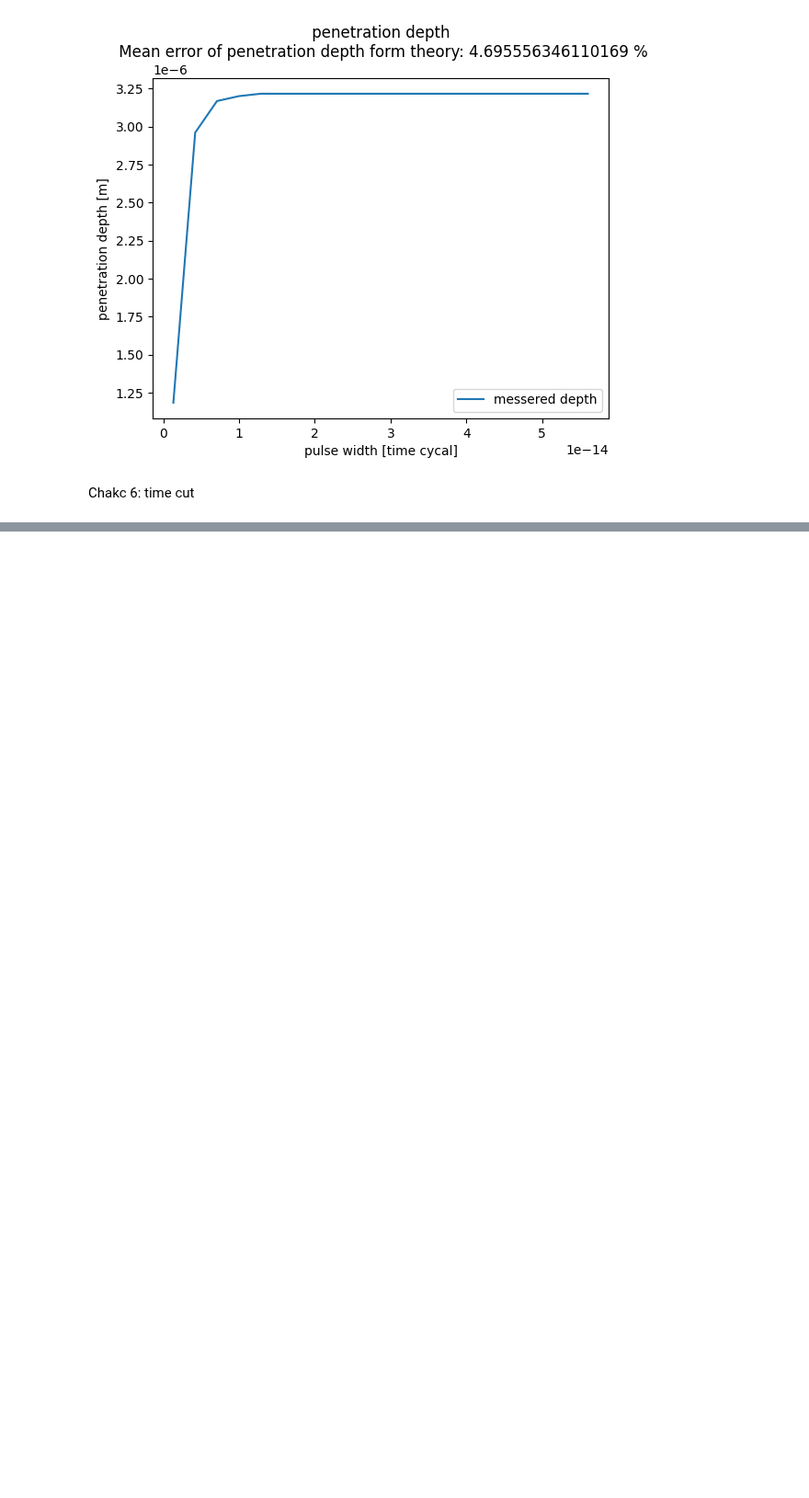
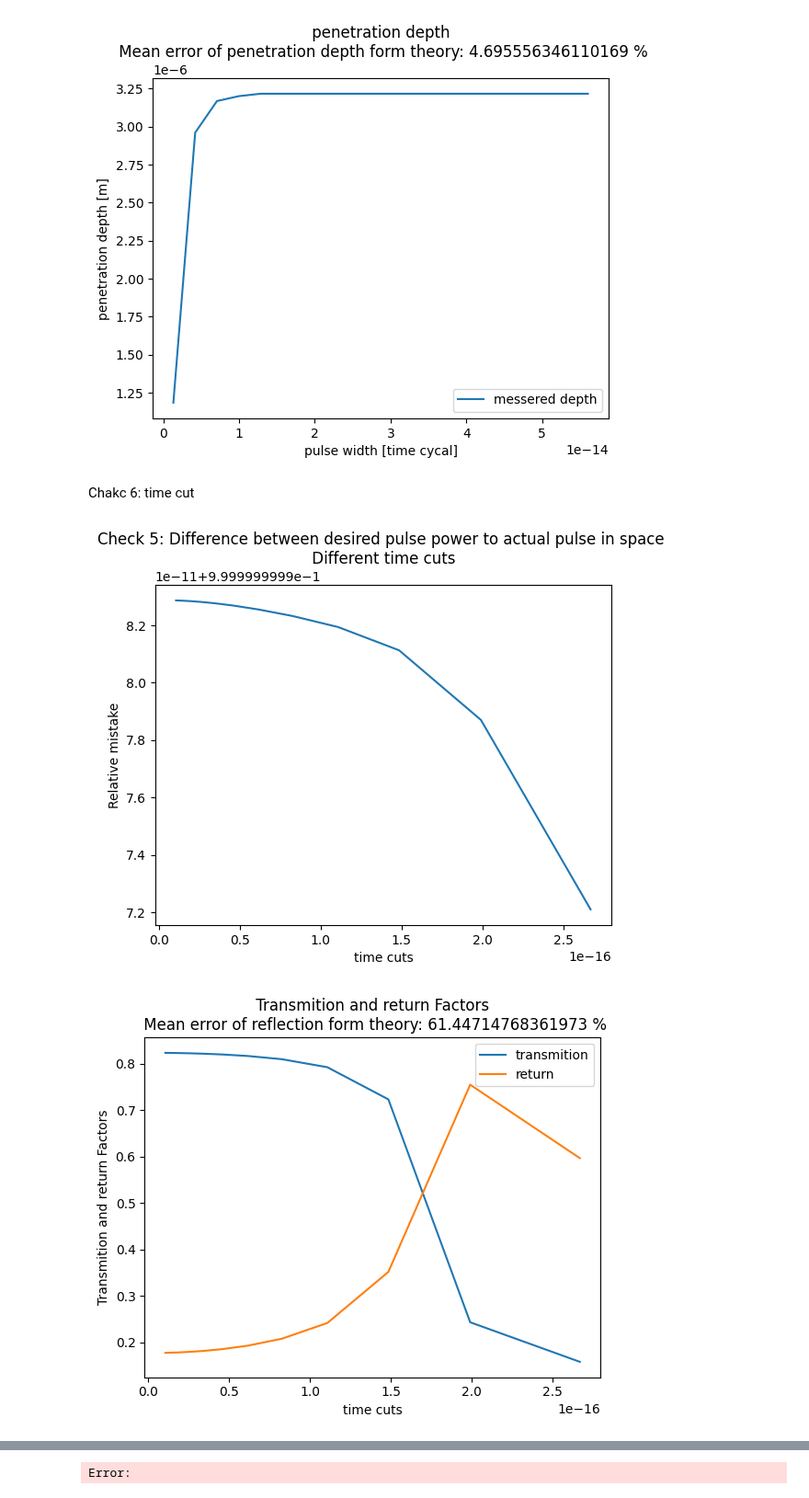
Before and after one commit to shalomori123/LLG_framework, a Jupyter notebook: improve_time_run_and_ram/verification_conductivity.ipynb, the cells around one changed output, grey strips where cells are left out. Shown at 92% size. Saved outputs shown, nothing was run; the diff lists cells and outputs as text; code cells hidden in the pictures; blank space fills up the shorter version.

```diff
--- a/improve_time_run_and_ram/verification_conductivity.ipynb
+++ b/improve_time_run_and_ram/verification_conductivity.ipynb
@@ -26,7 +26,7 @@ dz = 2*sim.c *dt
 
 eps_r = [6]
 sigma = [2000]
-ms0 = np.array([0, 0, 1]).reshape((3,1))
+ms0 = np.array([0, 0, 1]).reshape((1,3))
 alpha =np.array([0.0001])
 close_system = False
 
@@ -673,26 +686,30 @@ check6_power_in=( (power_in - S_comp)/power_in)
 # %%
 
-
-plt.plot(time_cut_vec, check6_power_in)
+path = "C:\maxwell-LLG\ws\simulation_result\\"
+np.save(path+ "cnodactivity_verf.npy", d)
+plt.plot(dt_vec, check6_power_in)
 plt.title("Check 5: Difference between desired pulse power to actual pulse in space \n Different time cuts ")
 plt.xlabel("time cuts")
 plt.ylabel("Relative mistake")
 plt.show()
 
 
 
-plt.plot(time_cut_vec, transmition_vec)
-plt.plot(time_cut_vec, -return_vec)
+plt.plot(dt_vec, transmition_vec)
+plt.plot(dt_vec, -return_vec)
 plt.legend(["transmition" ,  "return"])
 plt.xlabel("time cuts")
 plt.ylabel("Transmition and return Factors")
 plt.title(f" Transmition and return Factors \n Mean error of reflection form theory: {100* np.mean((abs(return_vec)- theoretical_reflectivity)/ theoretical_reflectivity)} %")
 
 plt.show()
 
-plt.plot(time_cut_vec, penetration_vec)
+plt.plot(dt_vec, penetration_vec)
 plt.legend(["messered depth" ])
 plt.xlabel("time cuts")
 plt.ylabel("penetration depth [m]")
 plt.title(f" penetration depth \n Mean error of penetration depth form theory: {100* np.mean((theoretical_penetration_depth_p- penetration_vec) / theoretical_penetration_depth_p)} %")
 plt.show()
+# %% [output]
+[figure, added]
+[figure, added]
@@ -698,0 +717 @@ plt.show()
+Error:
```
Also changed, not shown: parts of 2 cells of this notebook, 4 other files.
